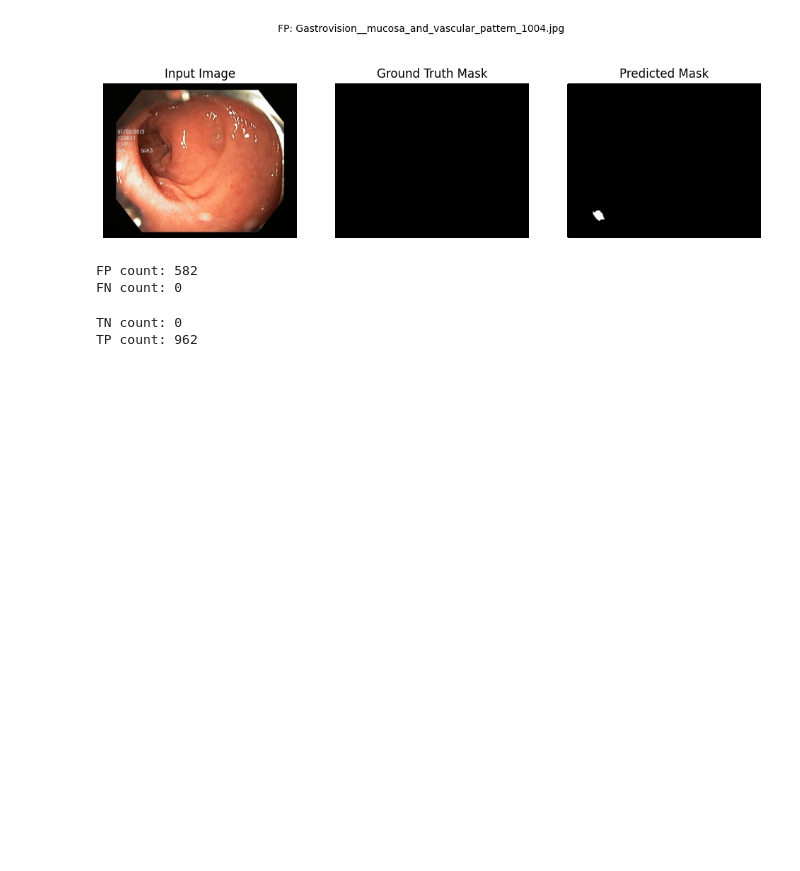
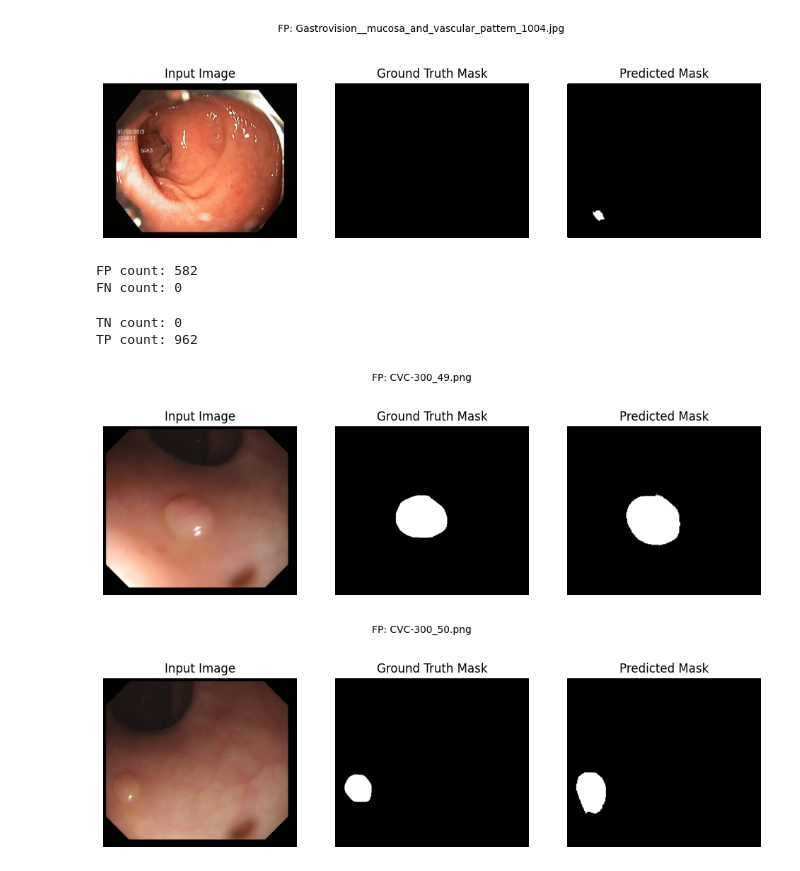
Before and after one commit to Dacheki/Polyp_segmentation, a Jupyter notebook: code/UNET_pls_pls_from_smp.ipynb, the cells around one changed output. Cells and saved outputs as stored; diff of their text form; code cells hidden in the pictures; blank space fills up the shorter version.

```diff
--- a/code/UNET_pls_pls_from_smp.ipynb
+++ b/code/UNET_pls_pls_from_smp.ipynb
@@ -636,3 +605,57 @@ print(f"TP count: {tp_count}")
 # %% [output]
 TN count: 0
 TP count: 962
+# %%
+
+save_folder = "C:/Users/Dara/Desktop/latex/code/19.04.2025/predicted_maskss_40_60"
+csv_path = os.path.join(save_folder, 'predictions_report.csv')
+original_images_folder = "C:/Users/Dara/Desktop/Final_thesis/data_choosing/Images/test"
+original_masks_folder = "C:/Users/Dara/Desktop/Final_thesis/data_choosing/Masks/test"
+
+df = pd.read_csv(csv_path)
+
+fp_count = 0
+
+for idx, row in df.iterrows():
+    image_name = row['image_name']
+    gt = row['gt']
+    pred = row['prediction']
+
+    if gt == 1 and pred == 1:
+        fp_count += 1
+        img_path = os.path.join(original_images_folder, image_name)
+        img = cv2.imread(img_path)
+        img = cv2.cvtColor(img, cv2.COLOR_BGR2RGB)
+        height, width = img.shape[:2]
+
+        pred_mask_path = os.path.join(save_folder, image_name)
+        pred_mask = cv2.imread(pred_mask_path, cv2.IMREAD_GRAYSCALE)
+        pred_mask = cv2.resize(pred_mask, (width, height), interpolation=cv2.INTER_NEAREST)
+
+        gt_mask_path = os.path.join(original_masks_folder, image_name)
+        gt_mask = cv2.imread(gt_mask_path, cv2.IMREAD_GRAYSCALE)
+        gt_mask = cv2.resize(gt_mask, (width, height), interpolation=cv2.INTER_NEAREST)
+
+
+        fig, axs = plt.subplots(1, 3, figsize=(12, 4))
+        axs[0].imshow(img)
+        axs[0].set_title('Input Image')
+        axs[0].axis('off')
+
+        axs[1].imshow(gt_mask, cmap='gray')
+        axs[1].set_title('Ground Truth Mask')
+        axs[1].axis('off')
+
+        axs[2].imshow(pred_mask, cmap='gray')
+        axs[2].set_title('Predicted Mask')
+        axs[2].axis('off')
+
+        fig.suptitle(f'FP: {image_name}', fontsize=10)
+
+        plt.show()  #
+
+    if fp_count == 2:
+        break
+# %% [output]
+[figure, added]
+[figure, added]
```
Also changed, not shown: parts of 4 cells of this notebook.
